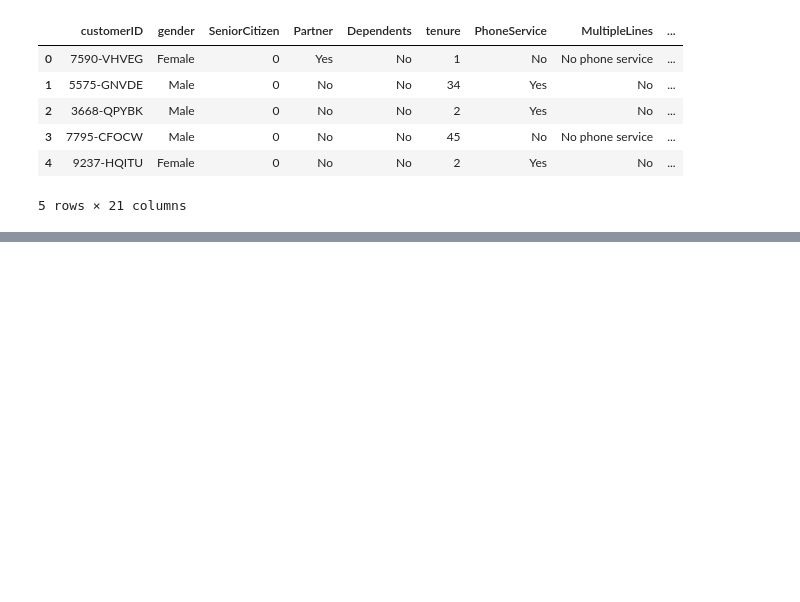
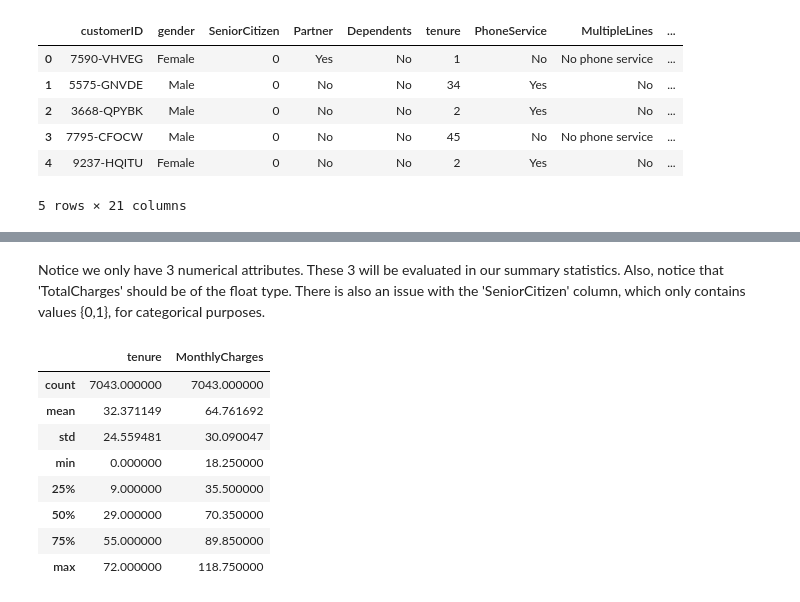
Before and after one commit to G-forcemole/Churn-EDA, a Jupyter notebook: Churn_EDA.ipynb, the cells around one changed output, grey strips where cells are left out. Saved outputs shown, nothing was run; the diff lists cells and outputs as text; code cells hidden in the pictures; blank space fills up the shorter version.

```diff
--- a/Churn_EDA.ipynb
+++ b/Churn_EDA.ipynb
@@ -22,0 +66,14 @@ df.head(5)
+# %% [markdown]
+Notice we only have 3 numerical attributes. These 3 will be evaluated in our summary statistics. Also, notice that 'TotalCharges' should be of the float type. There is also an issue with the 'SeniorCitizen' column, which only contains values {0,1}, for categorical purposes.
+# %%
+df.drop(columns = "SeniorCitizen").describe()
+# %% [output]
+|  | tenure | MonthlyCharges |
+| count | 7043.000000 | 7043.000000 |
+| mean | 32.371149 | 64.761692 |
+| std | 24.559481 | 30.090047 |
+| min | 0.000000 | 18.250000 |
+| 25% | 9.000000 | 35.500000 |
+| 50% | 29.000000 | 70.350000 |
+| 75% | 55.000000 | 89.850000 |
+| max | 72.000000 | 118.750000 |
```
Also changed, not shown: parts of 17 cells of this notebook.
